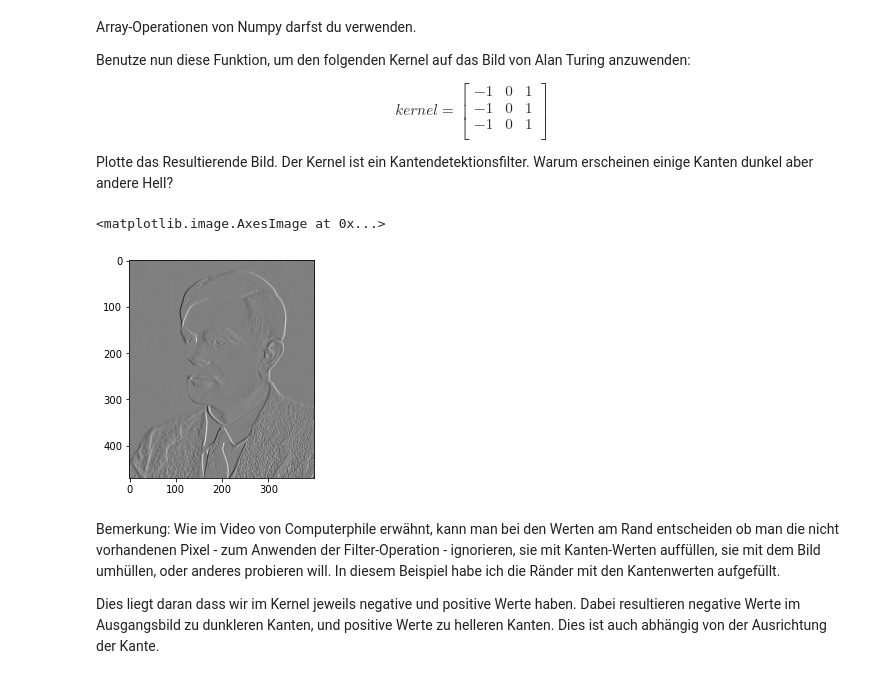
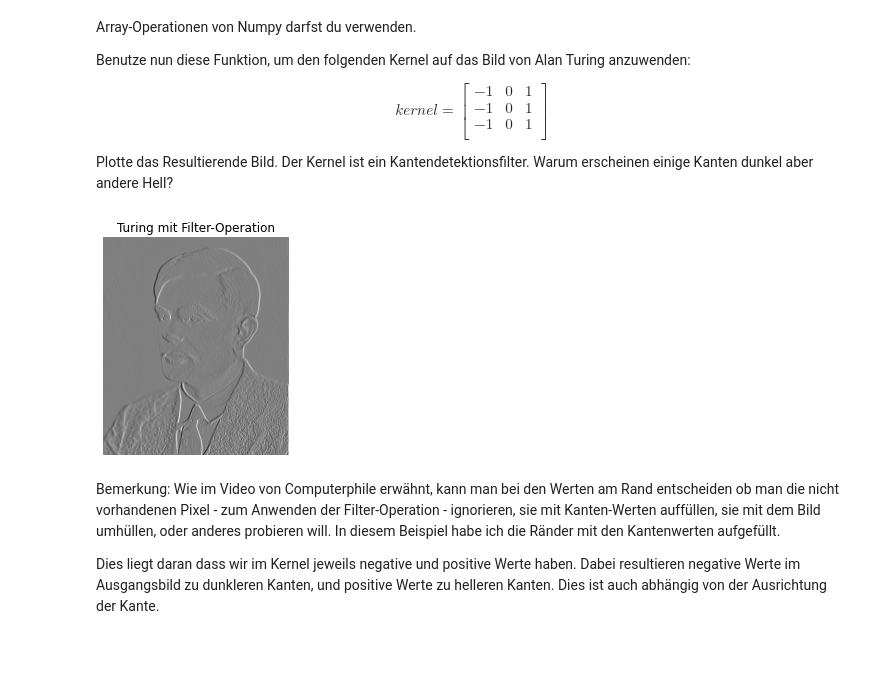
Before and after one commit to marcschny/dsp_assignments, a Jupyter notebook: assignments/assignment08_graded/assignment08_graded.ipynb, the cells around one changed output. Drawn from its saved outputs; the diff is of its cells as text; code cells hidden in the pictures; blank space fills up the shorter version.

```diff
--- a/assignments/assignment08_graded/assignment08_graded.ipynb
+++ b/assignments/assignment08_graded/assignment08_graded.ipynb
@@ -22,6 +22,12 @@ Arbeite auf einem eigenen Fork des Repositories `https://gitlab.fhnw.ch/ml/cours
 - Antworten überprüfen
 - Performanz des Codes überprüfen - gehts noch einfacher
 - Code-Kommentare überprüfen, evtl. hinzufügen
+# %%
+#plots single grayscale image (shows title and removes axes)
+def plot_img(img, title, ax):
+    _ = ax.imshow(img, cmap="gray");
+    _ = ax.set_title(title)
+    _ = ax.axis("off")
 # %% [markdown]
 ### Aufgabe 1 (8 Punkte)
 
@@ -393,13 +415,14 @@ def convolution(image, kernel):
 # %%
 #init kernel
 kernel = np.array([[-1,0,1],[-1,0,1],[-1,0,1]])
 
 #display new image
-new_image = convolution(img, kernel)
-plt.imshow(new_image, cmap="gray")
+convolution_image = convolution(img, kernel)
+
+fig, ax = plt.subplots(1,1, figsize=(10,4))
+plot_img(convolution_image, "Turing mit Filter-Operation", ax)
 # %% [output]
-<matplotlib.image.AxesImage at 0x...>
-[figure, old version]
+[figure, new version]
 # %% [markdown]
 Bemerkung: Wie im Video von Computerphile erwähnt, kann man bei den Werten am Rand entscheiden ob man die nicht vorhandenen Pixel - zum Anwenden der Filter-Operation - ignorieren, sie mit Kanten-Werten auffüllen, sie mit dem Bild umhüllen, oder anderes probieren will. In diesem Beispiel habe ich die Ränder mit den Kantenwerten aufgefüllt.
 
```
Also changed, not shown: parts of 9 cells of this notebook.
